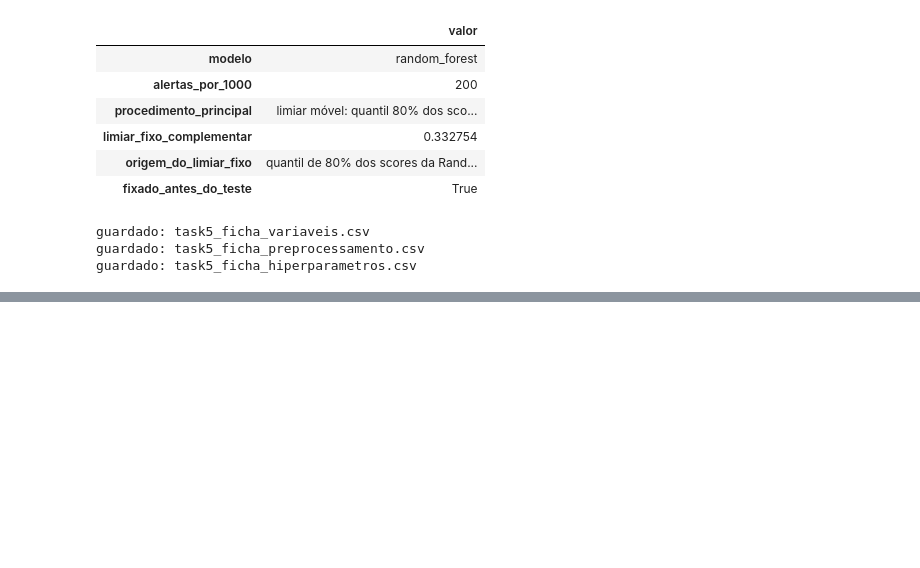
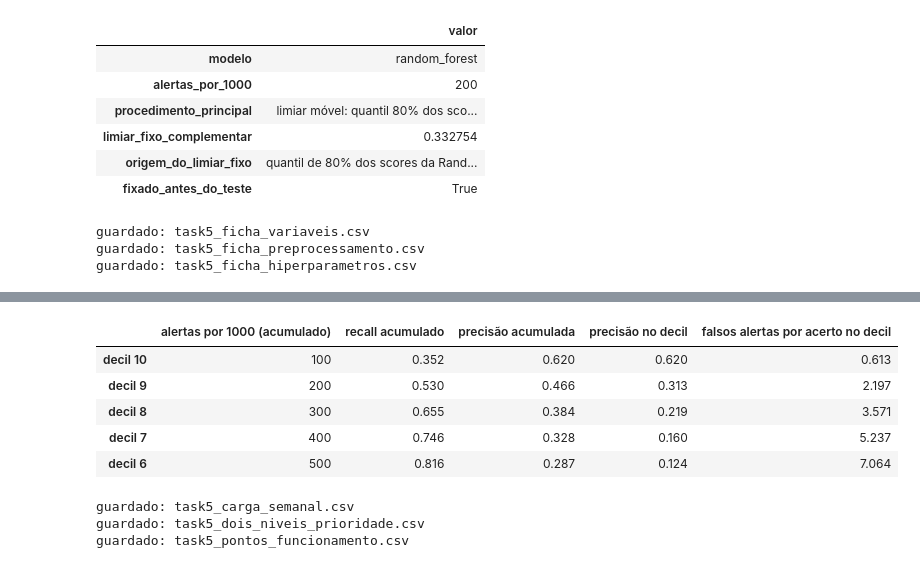
Before and after one commit to 1231478-Ellah-Fleischmann/MINDD-PROJETO, a Jupyter notebook: task5.ipynb, the cells around one changed output, grey strips where cells are left out. Drawn from its saved outputs; the diff is of its cells as text; code cells hidden in the pictures; blank space fills up the shorter version.

```diff
--- a/task5.ipynb
+++ b/task5.ipynb
@@ -900,0 +967,14 @@ guardado: task5_ficha_hiperparametros.csv
+# %%
+print(f"sessões com score ≥ 0,5 sem alerta do limiar móvel: {int(((s_t >= 0.5) & (pred_rf == 0)).sum())}")
+niveis = {"prioridade alta (score ≥ 0,5)": (pred_rf == 1) & (s_t >= 0.5),
+          "prioridade normal (restantes alertas)": (pred_rf == 1) & (s_t < 0.5),
+          "total (limiar móvel)": pred_rf == 1}
+linhas_niv = {}
+for nome, m in niveis.items():
+    tp = int((m & (y_t == 1)).sum()); fp = int((m & (y_t == 0)).sum())
+    linhas_niv[nome] = {"alertas/1000": 1000 * m.mean(), "% dos alertas": m.sum() / pred_rf.sum(),
+                        "precisão": tp / m.sum(), "corretos/1000": 1000 * tp / len(y_t),
+                        "falsos/1000": 1000 * fp / len(y_t), "% das falhas detetadas": tp / y_t.sum(),
+                        "falsos alertas por acerto": fp / tp}
+prioridade = pd.DataFrame(linhas_niv).T
+prioridade.round(3)
@@ -900,0 +991,24 @@ guardado: task5_ficha_hiperparametros.csv
+# %%
+pf = pd.DataFrame({
+    "alertas por 1000 (acumulado)": np.arange(1, len(dec) + 1) * 100,
+    "recall acumulado": dec["% acumulada das falhas"].to_numpy(),
+    "precisão acumulada": dec["prevalência"].expanding().mean().to_numpy(),
+    "precisão no decil": dec["prevalência"].to_numpy(),
+    "falsos alertas por acerto no decil": ((1 - dec["prevalência"]) / dec["prevalência"]).to_numpy()},
+    index=dec.index)
+display(pf.head(5).round(3))
+
+for nome, t in {"task5_carga_semanal.csv": carga_sem, "task5_dois_niveis_prioridade.csv": prioridade,
+                "task5_pontos_funcionamento.csv": pf}.items():
+    t.to_csv(PASTA / nome, encoding="utf-8")
+    print(f"guardado: {nome}")
+# %% [output]
+|  | alertas por 1000 (acumulado) | recall acumulado | precisão acumulada | precisão no decil | falsos alertas por acerto no decil |
+| decil 10 | 100 | 0.352 | 0.620 | 0.620 | 0.613 |
+| decil 9 | 200 | 0.530 | 0.466 | 0.313 | 2.197 |
+| decil 8 | 300 | 0.655 | 0.384 | 0.219 | 3.571 |
+| decil 7 | 400 | 0.746 | 0.328 | 0.160 | 5.237 |
+| decil 6 | 500 | 0.816 | 0.287 | 0.124 | 7.064 |
+guardado: task5_carga_semanal.csv
+guardado: task5_dois_niveis_prioridade.csv
+guardado: task5_pontos_funcionamento.csv
```
Also changed, not shown: parts of 7 cells of this notebook, 3 other files.
